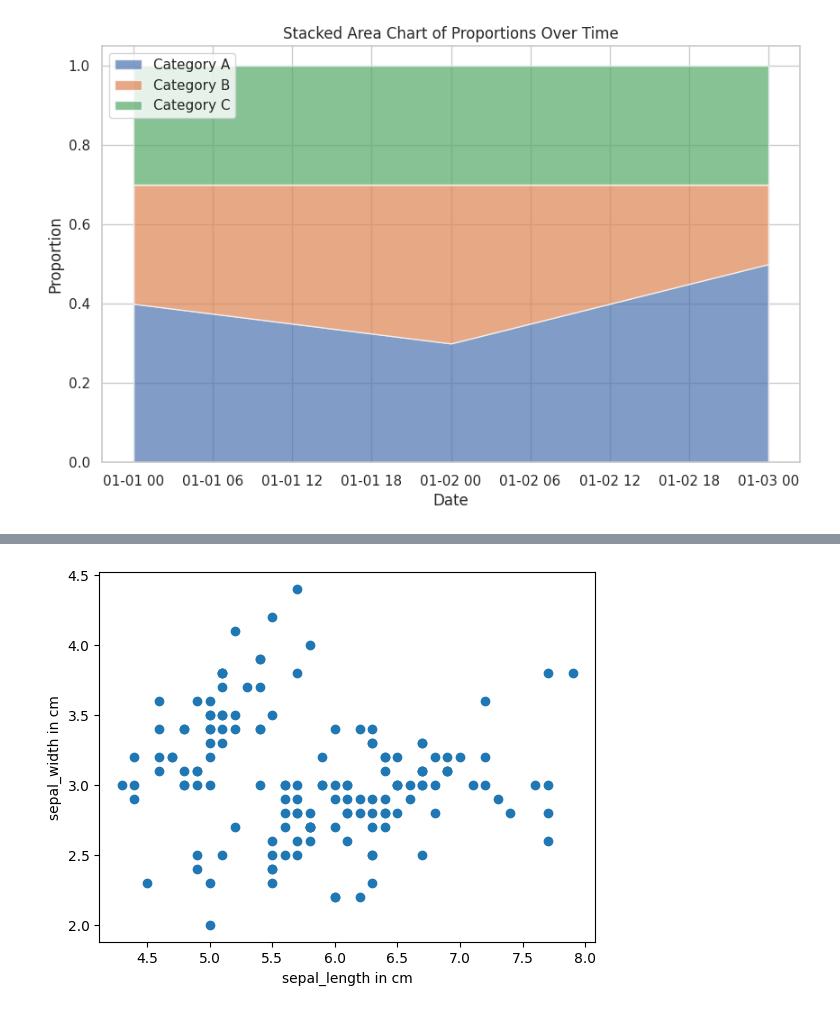
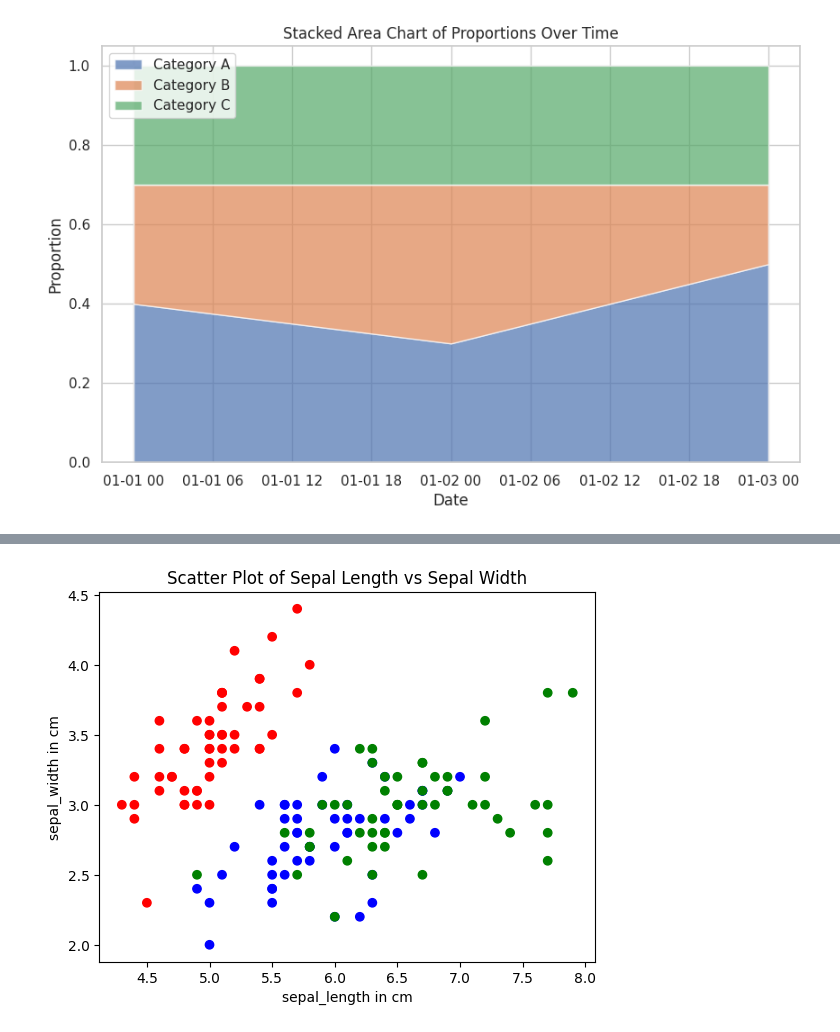
Before and after one commit to Siddappa217/demo-1, a Jupyter notebook: Siddapa.ipynb, the cells around one changed output, grey strips where cells are left out. Cells and saved outputs as stored; diff of their text form; code cells hidden in the pictures.

```diff
--- a/Siddapa.ipynb
+++ b/Siddapa.ipynb
@@ -1118,14 +1136,17 @@ plt.show()
 # %%
 import pandas as pd
 import matplotlib.pyplot as plt
 import seaborn as sns
 
 df = sns.load_dataset('iris')
 x = df['sepal_length']
 y = df['sepal_width']
-plt.scatter(x,y)
+color = {'setosa': 'red', 'virginica': 'green', 'versicolor': 'blue'}
+sp_color = df['species'].map(color)
+plt.scatter(df['sepal_length'], df['sepal_width'], c=sp_color)
 plt.xlabel('sepal_length in cm')
 plt.ylabel('sepal_width in cm')
+plt.title('Scatter Plot of Sepal Length vs Sepal Width')
 plt.show()
 # %% [output]
-[figure, old version]
+[figure, new version]
```
Also changed, not shown: parts of 1 cell of this notebook.
